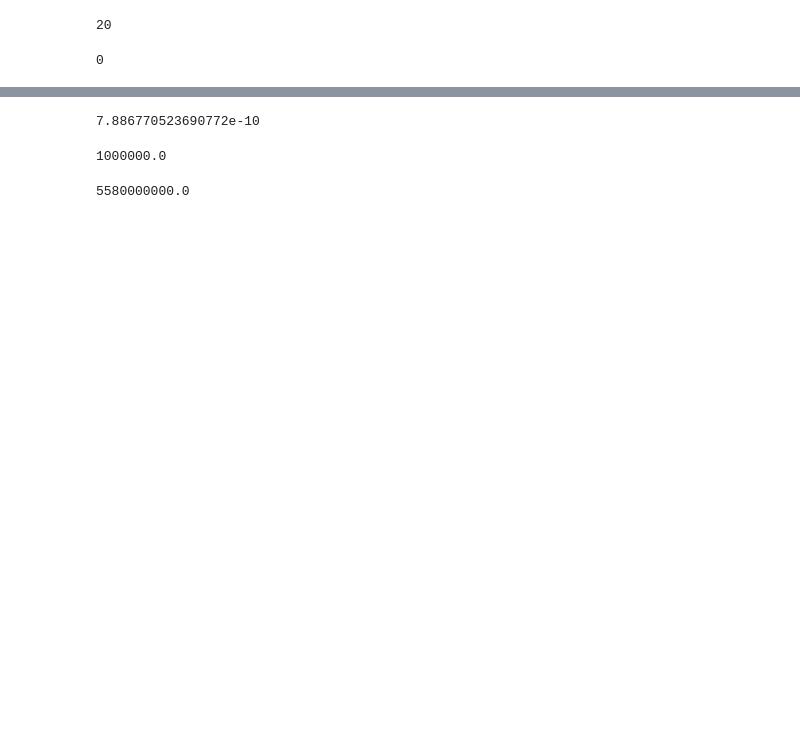
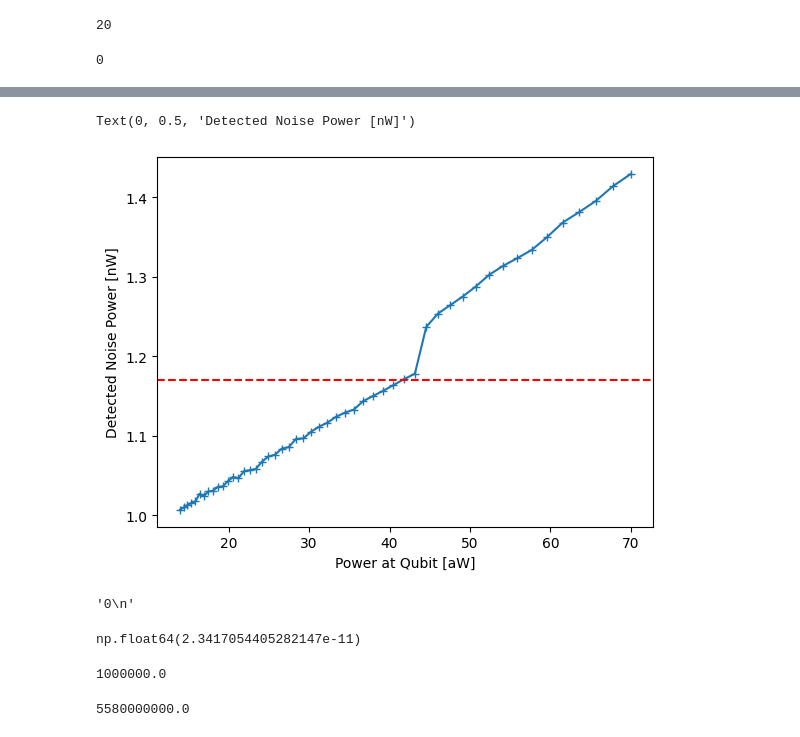
Before and after one commit to lafefspietz/twpa-noise-measurement-fall-2026, a Jupyter notebook: quantum-y-factor.ipynb, the cells around one changed output, grey strips where cells are left out. Drawn from its saved outputs; the diff is of its cells as text; code cells hidden in the pictures; blank space fills up the shorter version.

```diff
--- a/quantum-y-factor.ipynb
+++ b/quantum-y-factor.ipynb
@@ -215,0 +312,26 @@ gamma = 213653375664327.4 photons/s
+# %%
+set_warm_switches_by_ip(WARM_SWITCHES_IP_ADDRESS, 1, 2, 1, 1) # vna --> fridge --> spa
+noise_source_bias.write(':OUTP OFF')
+
+vna_power_dbm_start = -35
+vna_power_dbm_stop = -28
+vna_power_dbm_number_of_points = 51
+vna_power_dbm_array = np.linspace(vna_power_dbm_start, vna_power_dbm_stop, vna_power_dbm_number_of_points)
+
+p_vna_power_sweep = []
+for vna_power_dbm in vna_power_dbm_array:
+    print(vna_power_dbm)
+    vna.write('SOURce1:POWer ' +  str(vna_power_dbm))
+    while True:
+        try:
+            spa.write("INIT:IMM")
+            spa.query("*OPC?")
+            trace = np.array(spa.query_ascii_values("TRAC? TRACE1"))
+            if np.isnan(trace).any():
+                raise ValueError
+            break
+        except (pyvisa.errors.VisaIOError, ValueError):
+            spa.clear()
+            time.sleep(0.1)
+    p_vna_power_sweep.append(np.mean(trace))
+    time.sleep(0.05)
@@ -216,8 +356,22 @@ gamma = 213653375664327.4 photons/s
+# %%
+A = 103.55 # dB
+vna_power_watts_array = 10**((vna_power_dbm_array - 103.55)/10)*1e-3
+
+plt.plot(vna_power_watts_array/1e-18,np.array(p_vna_power_sweep)/1e-9,"+-")
+plt.axhline(y=p_hot_wire_on/1e-9, color='r', linestyle='--')
+plt.xlabel("Power at Qubit [aW]")
+plt.ylabel("Detected Noise Power [nW]")
+# %% [output]
+Text(0, 0.5, 'Detected Noise Power [nW]')
+[figure, added]
+# %%
+noise_source_bias.query(':OUTP?')
+# %% [output]
+'0\n'
 # %%
-p = np.mean(trace)
-print(p)
+np.std(trace)
 # %% [output]
-7.886770523690772e-10
+np.float64(2.3417054405282147e-11)
 # %%
 print(float(spa.query(':SENS:BAND?').strip()))
 # %% [output]
```
Also changed, not shown: parts of 11 cells of this notebook.
